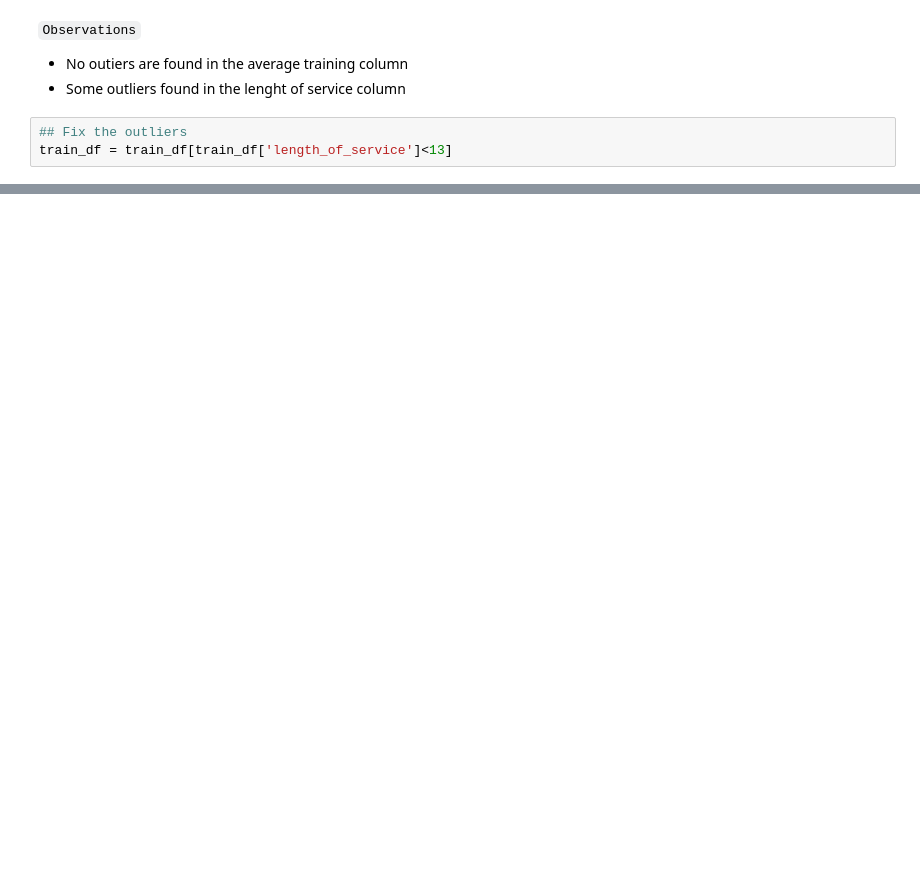
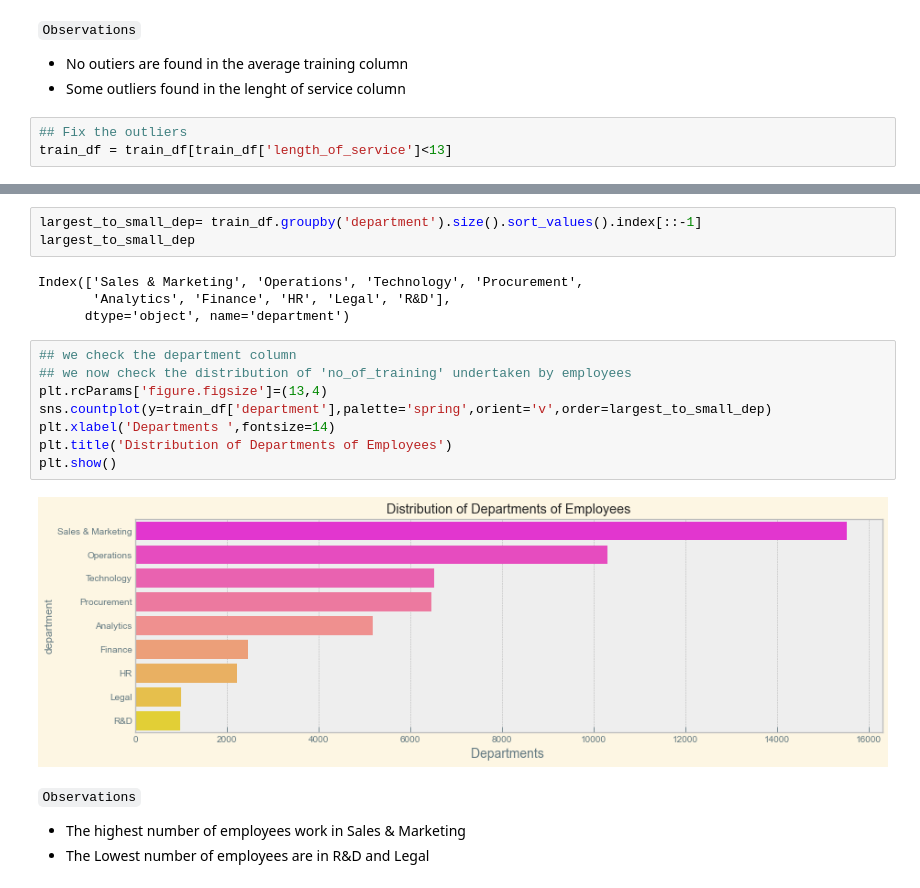
Before and after one commit to raiyan-aegon/My-Portfolio, a Jupyter notebook: Python/Machine Learning/Employee Promotion Prediction/employee_promotion.ipynb, the cells around one changed output, grey strips where cells are left out. Cells and saved outputs as stored; diff of their text form; blank space fills up the shorter version.

```diff
--- a/Python/Machine Learning/Employee Promotion Prediction/employee_promotion.ipynb
+++ b/Python/Machine Learning/Employee Promotion Prediction/employee_promotion.ipynb
@@ -318,0 +391,21 @@ Text(0.5, 0.98, 'After Handling Outliers')
+# %%
+largest_to_small_dep= train_df.groupby('department').size().sort_values().index[::-1]
+largest_to_small_dep
+# %% [output]
+Index(['Sales & Marketing', 'Operations', 'Technology', 'Procurement',
+       'Analytics', 'Finance', 'HR', 'Legal', 'R&D'],
+      dtype='object', name='department')
+# %%
+## we check the department column
+## we now check the distribution of 'no_of_training' undertaken by employees
+plt.rcParams['figure.figsize']=(13,4)
+sns.countplot(y=train_df['department'],palette='spring',orient='v',order=largest_to_small_dep)
+plt.xlabel('Departments ',fontsize=14)
+plt.title('Distribution of Departments of Employees')
+plt.show()
+# %% [output]
+[figure, added]
+# %% [markdown]
+`Observations`
+* The highest number of employees work in Sales & Marketing
+* The Lowest number of employees are in R&D and Legal
```
Also changed, not shown: parts of 41 cells of this notebook.
